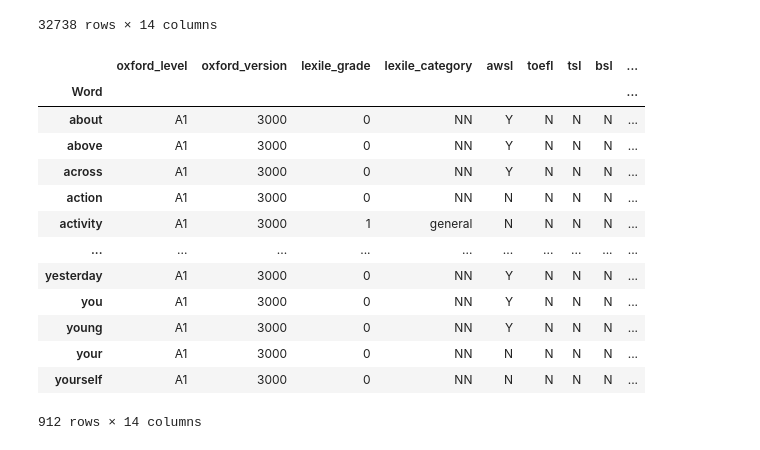
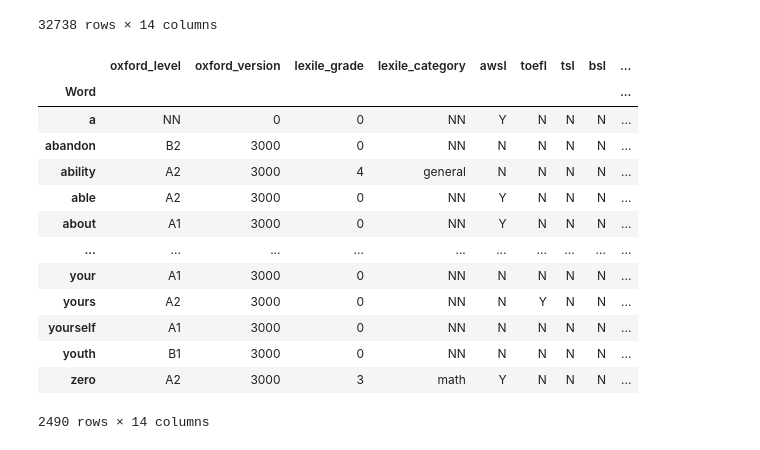
Before and after one commit to yuliepie/netflixschool, a Jupyter notebook: data_preprocessing/ipynb/analysis/difficulty_classification_program.ipynb, the cells around one changed output. Cells and saved outputs as stored; diff of their text form; code cells hidden in the pictures.

```diff
--- a/data_preprocessing/ipynb/analysis/difficulty_classification_program.ipynb
+++ b/data_preprocessing/ipynb/analysis/difficulty_classification_program.ipynb
@@ -127,20 +127,20 @@ word_db_df
 | émigré | NN | 0 | 0 | NN | N | N | N | N | ... |
 32738 rows × 14 columns
 # %%
-word_db_df[con1]['word_level'] = 1
-word_db_df[con1]
+word_db_df.loc[con1 | con2 | con3, 'word_level'] = 5
+word_db_df[con1 | con2 | con3]
 # %% [output]
 |  | oxford_level | oxford_version | lexile_grade | lexile_category | awsl | toefl | tsl | bsl | ... |
 | Word |  |  |  |  |  |  |  |  | ... |
+| a | NN | 0 | 0 | NN | Y | N | N | N | ... |
+| abandon | B2 | 3000 | 0 | NN | N | N | N | N | ... |
+| ability | A2 | 3000 | 4 | general | N | N | N | N | ... |
+| able | A2 | 3000 | 0 | NN | Y | N | N | N | ... |
 | about | A1 | 3000 | 0 | NN | Y | N | N | N | ... |
-| above | A1 | 3000 | 0 | NN | Y | N | N | N | ... |
-| across | A1 | 3000 | 0 | NN | Y | N | N | N | ... |
-| action | A1 | 3000 | 0 | NN | N | N | N | N | ... |
-| activity | A1 | 3000 | 1 | general | N | N | N | N | ... |
 | ... | ... | ... | ... | ... | ... | ... | ... | ... | ... |
-| yesterday | A1 | 3000 | 0 | NN | Y | N | N | N | ... |
-| you | A1 | 3000 | 0 | NN | Y | N | N | N | ... |
-| young | A1 | 3000 | 0 | NN | Y | N | N | N | ... |
 | your | A1 | 3000 | 0 | NN | N | N | N | N | ... |
+| yours | A2 | 3000 | 0 | NN | N | Y | N | N | ... |
 | yourself | A1 | 3000 | 0 | NN | N | N | N | N | ... |
+| youth | B1 | 3000 | 0 | NN | N | N | N | N | ... |
+| zero | A2 | 3000 | 3 | math | Y | N | N | N | ... |
-912 rows × 14 columns
+2490 rows × 14 columns
```
Also changed, not shown: parts of 2 cells of this notebook.
